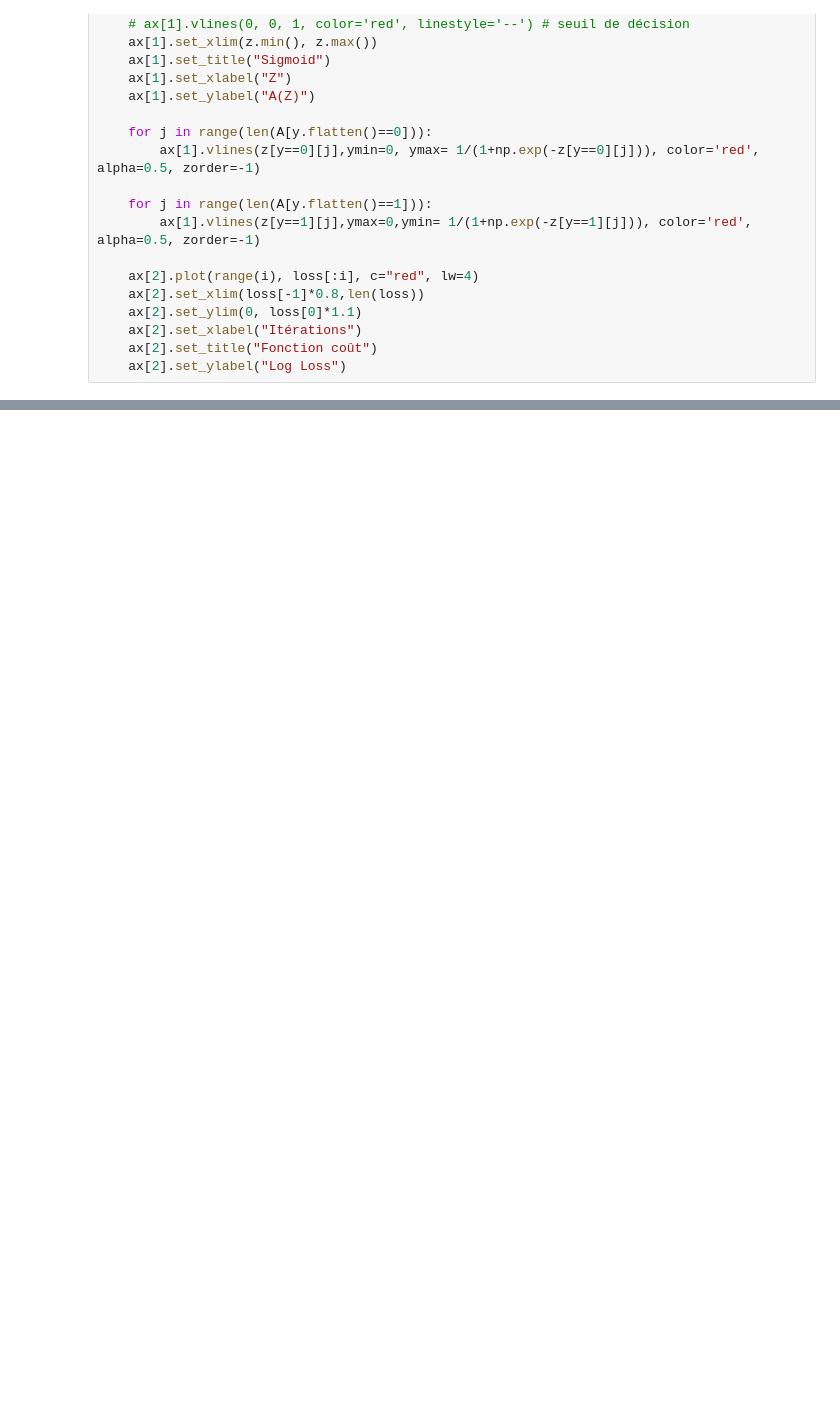
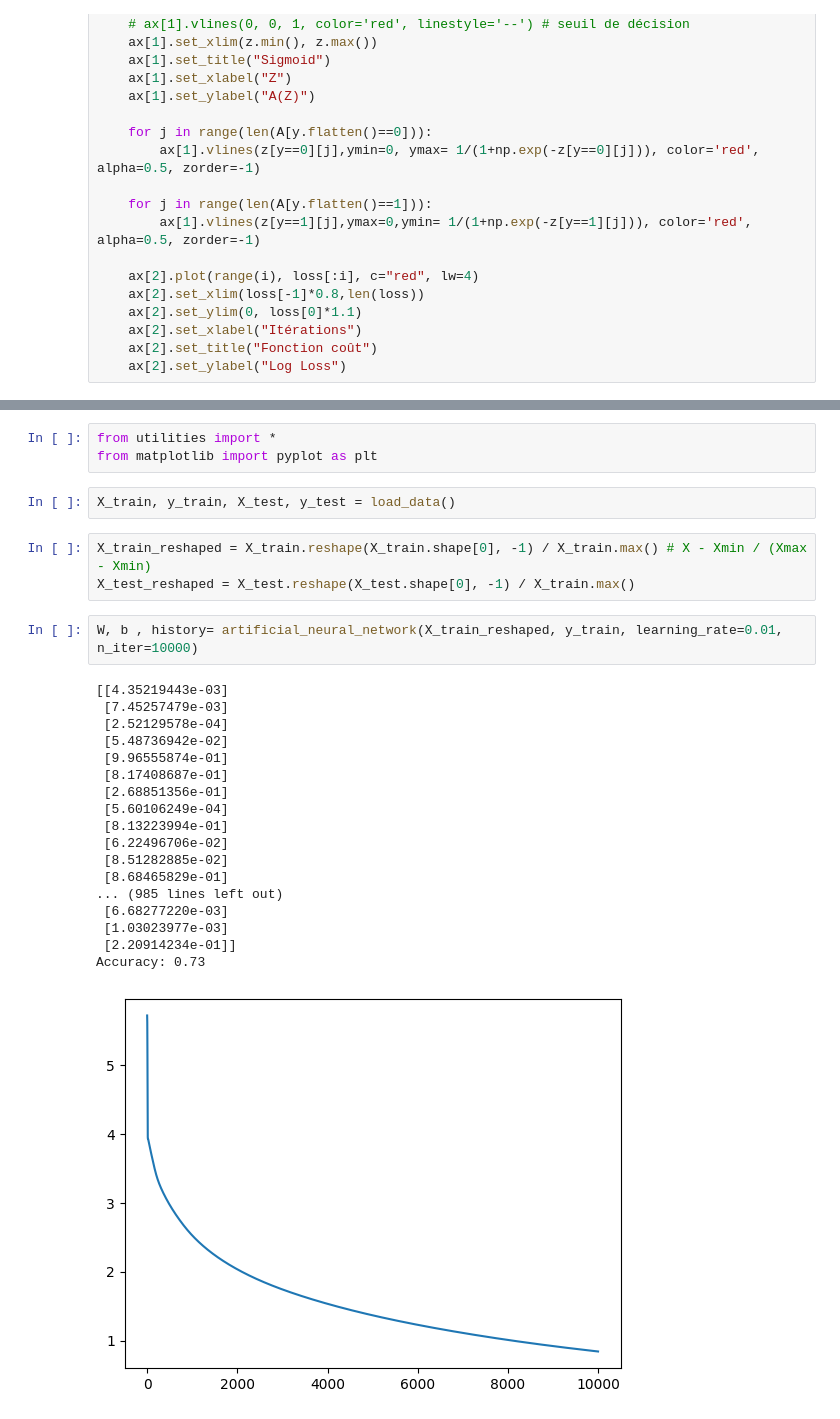
Before and after one commit to mkzpr04/Neural-Network, a Jupyter notebook: Premier_neurone.ipynd.ipynb, the cells around one changed output, grey strips where cells are left out. Cells and saved outputs as stored; diff of their text form; blank space fills up the shorter version.

```diff
--- a/Premier_neurone.ipynd.ipynb
+++ b/Premier_neurone.ipynd.ipynb
@@ -222,0 +227,29 @@ ani.save('neural_network.mp4', writer=writer)
+# %%
+from utilities import *
+from matplotlib import pyplot as plt
+# %%
+X_train, y_train, X_test, y_test = load_data()
+# %%
+X_train_reshaped = X_train.reshape(X_train.shape[0], -1) / X_train.max() # X - Xmin / (Xmax - Xmin)
+X_test_reshaped = X_test.reshape(X_test.shape[0], -1) / X_train.max()
+# %%
+W, b , history= artificial_neural_network(X_train_reshaped, y_train, learning_rate=0.01, n_iter=10000)
+# %% [output]
+[[4.35219443e-03]
+ [7.45257479e-03]
+ [2.52129578e-04]
+ [5.48736942e-02]
+ [9.96555874e-01]
+ [8.17408687e-01]
+ [2.68851356e-01]
+ [5.60106249e-04]
+ [8.13223994e-01]
+ [6.22496706e-02]
+ [8.51282885e-02]
+ [8.68465829e-01]
+... (985 lines left out)
+ [6.68277220e-03]
+ [1.03023977e-03]
+ [2.20914234e-01]]
+Accuracy: 0.73
+[figure, added]
```
Also changed, not shown: parts of 6 cells of this notebook, 8 other files.
